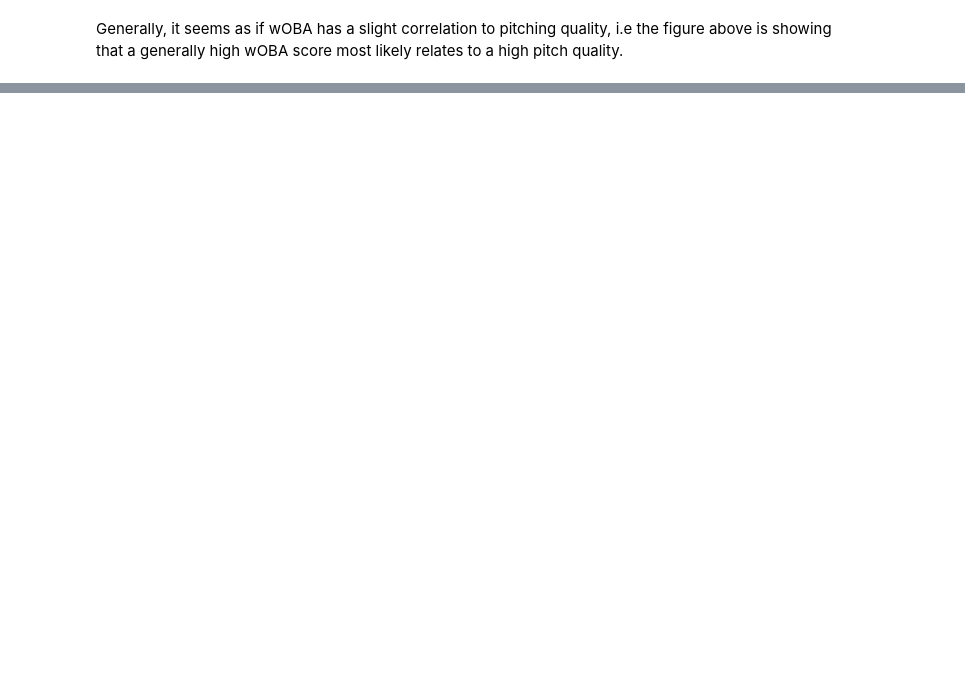
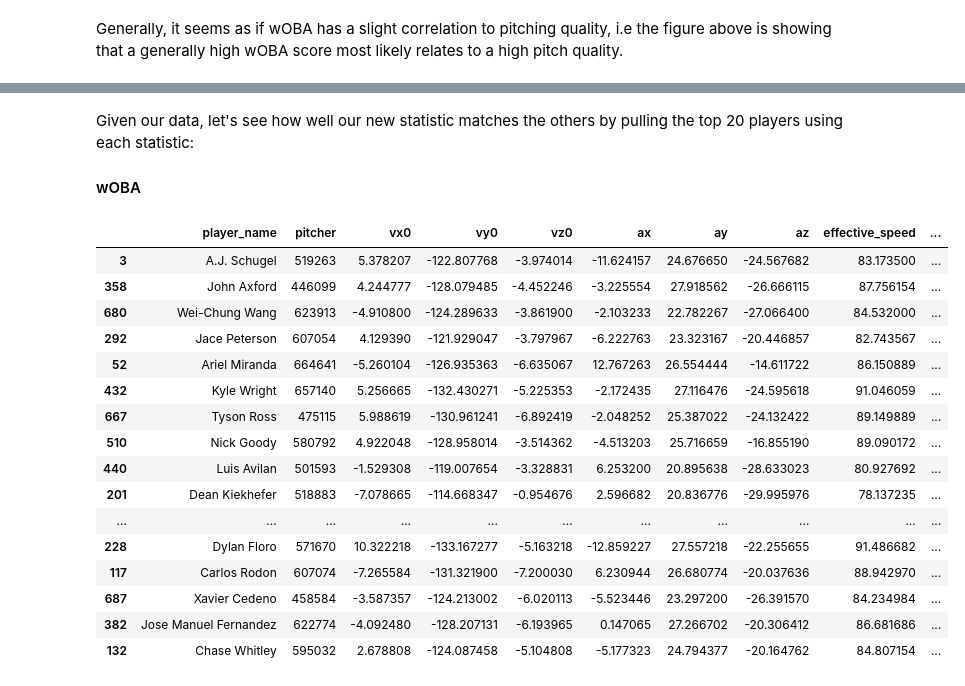
Before and after one commit to HussainQ/CSCI4831_Sabermetrics_Final_Project, a Jupyter notebook: Final_Project_Hussain_Quadri.ipynb, the cells around one changed output, grey strips where cells are left out. Drawn from its saved outputs; the diff is of its cells as text; code cells hidden in the pictures; blank space fills up the shorter version.

```diff
--- a/Final_Project_Hussain_Quadri.ipynb
+++ b/Final_Project_Hussain_Quadri.ipynb
@@ -77,0 +142,23 @@ Generally, it seems as if wOBA has a slight correlation to pitching quality, i.e
+# %% [markdown]
+Given our data, let's see how well our new statistic matches the others by pulling the top 20 players using each statistic:
+#### wOBA
+# %%
+filtered_data.sort_values(by=['woba_value'], ascending=False).head(20)
+# %% [output]
+|  | player_name | pitcher | vx0 | vy0 | vz0 | ax | ay | az | effective_speed | ... |
+| 3 | A.J. Schugel | 519263 | 5.378207 | -122.807768 | -3.974014 | -11.624157 | 24.676650 | -24.567682 | 83.173500 | ... |
+| 358 | John Axford | 446099 | 4.244777 | -128.079485 | -4.452246 | -3.225554 | 27.918562 | -26.666115 | 87.756154 | ... |
+| 680 | Wei-Chung Wang | 623913 | -4.910800 | -124.289633 | -3.861900 | -2.103233 | 22.782267 | -27.066400 | 84.532000 | ... |
+| 292 | Jace Peterson | 607054 | 4.129390 | -121.929047 | -3.797967 | -6.222763 | 23.323167 | -20.446857 | 82.743567 | ... |
+| 52 | Ariel Miranda | 664641 | -5.260104 | -126.935363 | -6.635067 | 12.767263 | 26.554444 | -14.611722 | 86.150889 | ... |
+| 432 | Kyle Wright | 657140 | 5.256665 | -132.430271 | -5.225353 | -2.172435 | 27.116476 | -24.595618 | 91.046059 | ... |
+| 667 | Tyson Ross | 475115 | 5.988619 | -130.961241 | -6.892419 | -2.048252 | 25.387022 | -24.132422 | 89.149889 | ... |
+| 510 | Nick Goody | 580792 | 4.922048 | -128.958014 | -3.514362 | -4.513203 | 25.716659 | -16.855190 | 89.090172 | ... |
+| 440 | Luis Avilan | 501593 | -1.529308 | -119.007654 | -3.328831 | 6.253200 | 20.895638 | -28.633023 | 80.927692 | ... |
+| 201 | Dean Kiekhefer | 518883 | -7.078665 | -114.668347 | -0.954676 | 2.596682 | 20.836776 | -29.995976 | 78.137235 | ... |
+| ... | ... | ... | ... | ... | ... | ... | ... | ... | ... | ... |
+| 228 | Dylan Floro | 571670 | 10.322218 | -133.167277 | -5.163218 | -12.859227 | 27.557218 | -22.255655 | 91.486682 | ... |
+| 117 | Carlos Rodon | 607074 | -7.265584 | -131.321900 | -7.200030 | 6.230944 | 26.680774 | -20.037636 | 88.942970 | ... |
+| 687 | Xavier Cedeno | 458584 | -3.587357 | -124.213002 | -6.020113 | -5.523446 | 23.297200 | -26.391570 | 84.234984 | ... |
+| 382 | Jose Manuel Fernandez | 622774 | -4.092480 | -128.207131 | -6.193965 | 0.147065 | 27.266702 | -20.306412 | 86.681686 | ... |
+| 132 | Chase Whitley | 595032 | 2.678808 | -124.087458 | -5.104808 | -5.177323 | 24.794377 | -20.164762 | 84.807154 | ... |
```
Also changed, not shown: parts of 16 cells of this notebook, 1 other file.
